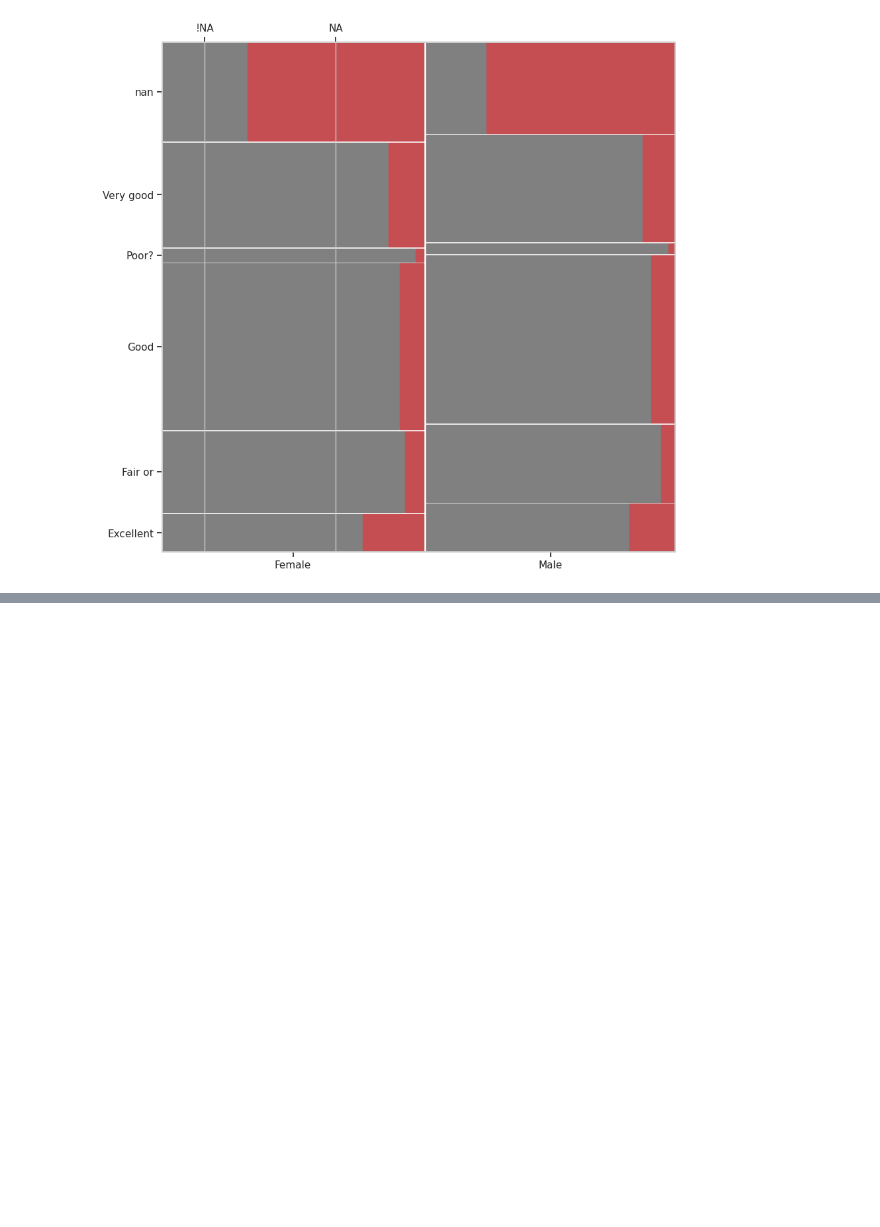
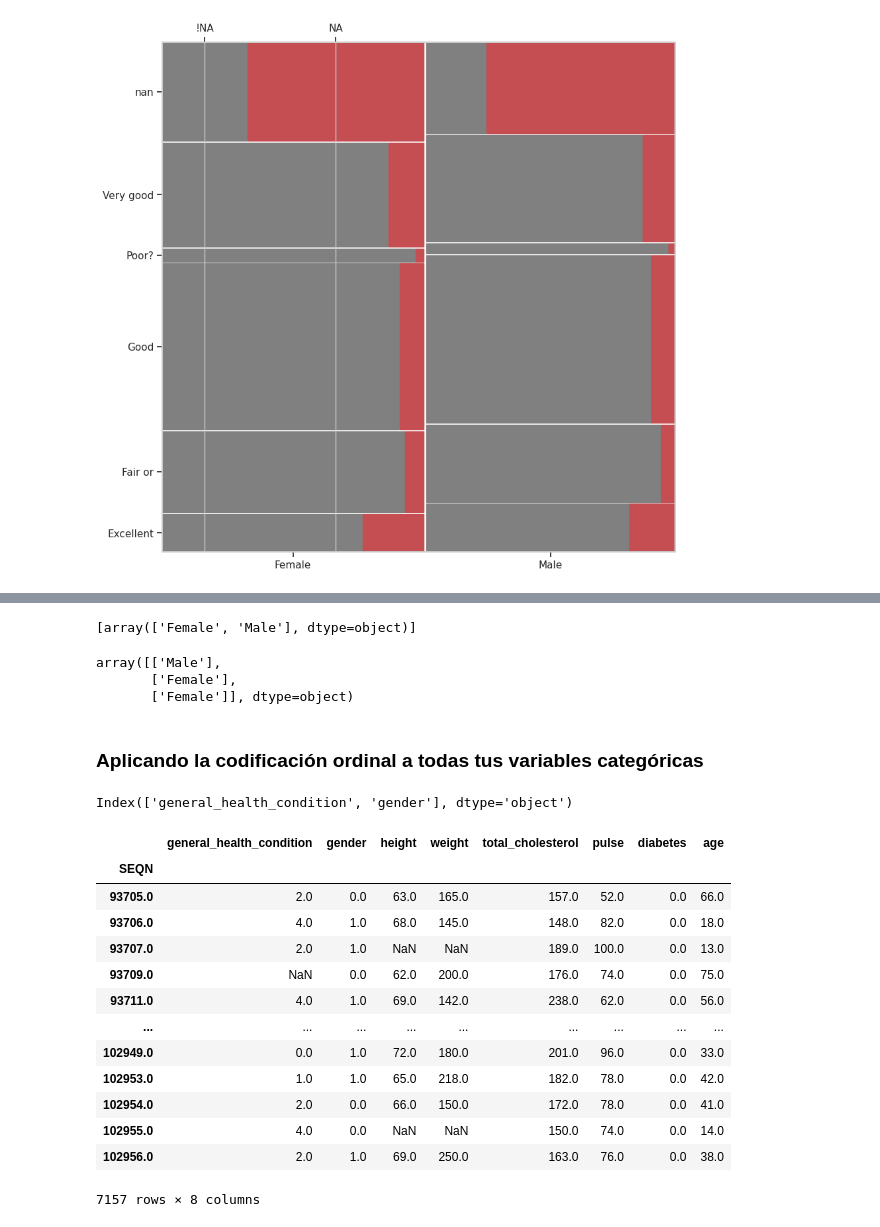
Before and after one commit to ArnolPlazas/manejo_datos_faltantes_imputacion, a Jupyter notebook: missing_values_imputation.ipynb, the cells around one changed output, grey strips where cells are left out. Saved outputs shown, nothing was run; the diff lists cells and outputs as text; code cells hidden in the pictures; blank space fills up the shorter version.

Commit message:
Codificación ordinal.

```diff
--- a/missing_values_imputation.ipynb
+++ b/missing_values_imputation.ipynb
@@ -306,0 +328,56 @@ ax.grid(False)
+# %%
+encoder.categories_
+# %% [output]
+[array(['Female', 'Male'], dtype=object)]
+# %%
+encoder.inverse_transform([[1], [0], [0]])
+# %% [output]
+array([['Male'],
+       ['Female'],
+       ['Female']], dtype=object)
+# %% [markdown]
+### Aplicando la codificación ordinal a todas tus variables categóricas
+# %%
+categorical_columns = nhanes_df.select_dtypes(object).columns
+categorical_columns
+# %% [output]
+Index(['general_health_condition', 'gender'], dtype='object')
+# %%
+categorical_transformer = sklearn.compose.make_column_transformer(
+    (sklearn.preprocessing.OrdinalEncoder(), categorical_columns),
+    remainder="passthrough" # mantener las columnas sin transformarlas
+)
+# %%
+nhanes_transformed_df = (
+    pd.DataFrame(
+        categorical_transformer.fit_transform(nhanes_df),
+        columns = categorical_transformer.get_feature_names_out(),
+        index = nhanes_df.index
+    )
+    .rename_columns(
+        function = lambda x: x.removeprefix("ordinalencoder__")
+    )
+    .rename_columns(
+        function = lambda x: x.removeprefix("onehotencoder__")
+    )
+    .rename_columns(
+        function = lambda x: x.removeprefix("remainder__")
+    )
+)
+
+nhanes_transformed_df
+# %% [output]
+|  | general_health_condition | gender | height | weight | total_cholesterol | pulse | diabetes | age |
+| SEQN |  |  |  |  |  |  |  |  |
+| 93705.0 | 2.0 | 0.0 | 63.0 | 165.0 | 157.0 | 52.0 | 0.0 | 66.0 |
+| 93706.0 | 4.0 | 1.0 | 68.0 | 145.0 | 148.0 | 82.0 | 0.0 | 18.0 |
+| 93707.0 | 2.0 | 1.0 | NaN | NaN | 189.0 | 100.0 | 0.0 | 13.0 |
+| 93709.0 | NaN | 0.0 | 62.0 | 200.0 | 176.0 | 74.0 | 0.0 | 75.0 |
+| 93711.0 | 4.0 | 1.0 | 69.0 | 142.0 | 238.0 | 62.0 | 0.0 | 56.0 |
+| ... | ... | ... | ... | ... | ... | ... | ... | ... |
+| 102949.0 | 0.0 | 1.0 | 72.0 | 180.0 | 201.0 | 96.0 | 0.0 | 33.0 |
+| 102953.0 | 1.0 | 1.0 | 65.0 | 218.0 | 182.0 | 78.0 | 0.0 | 42.0 |
+| 102954.0 | 2.0 | 0.0 | 66.0 | 150.0 | 172.0 | 78.0 | 0.0 | 41.0 |
+| 102955.0 | 4.0 | 0.0 | NaN | NaN | 150.0 | 74.0 | 0.0 | 14.0 |
+| 102956.0 | 2.0 | 1.0 | 69.0 | 250.0 | 163.0 | 76.0 | 0.0 | 38.0 |
+7157 rows × 8 columns
```
Also changed, not shown: parts of 7 cells of this notebook.
